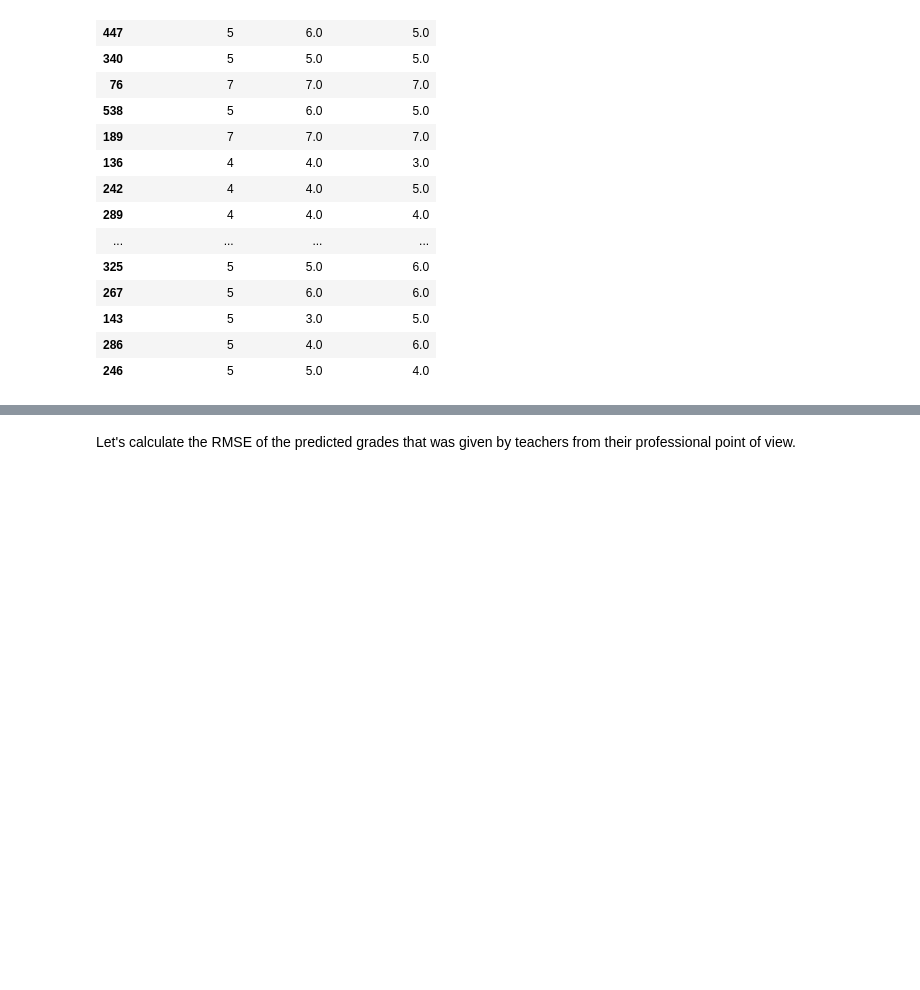
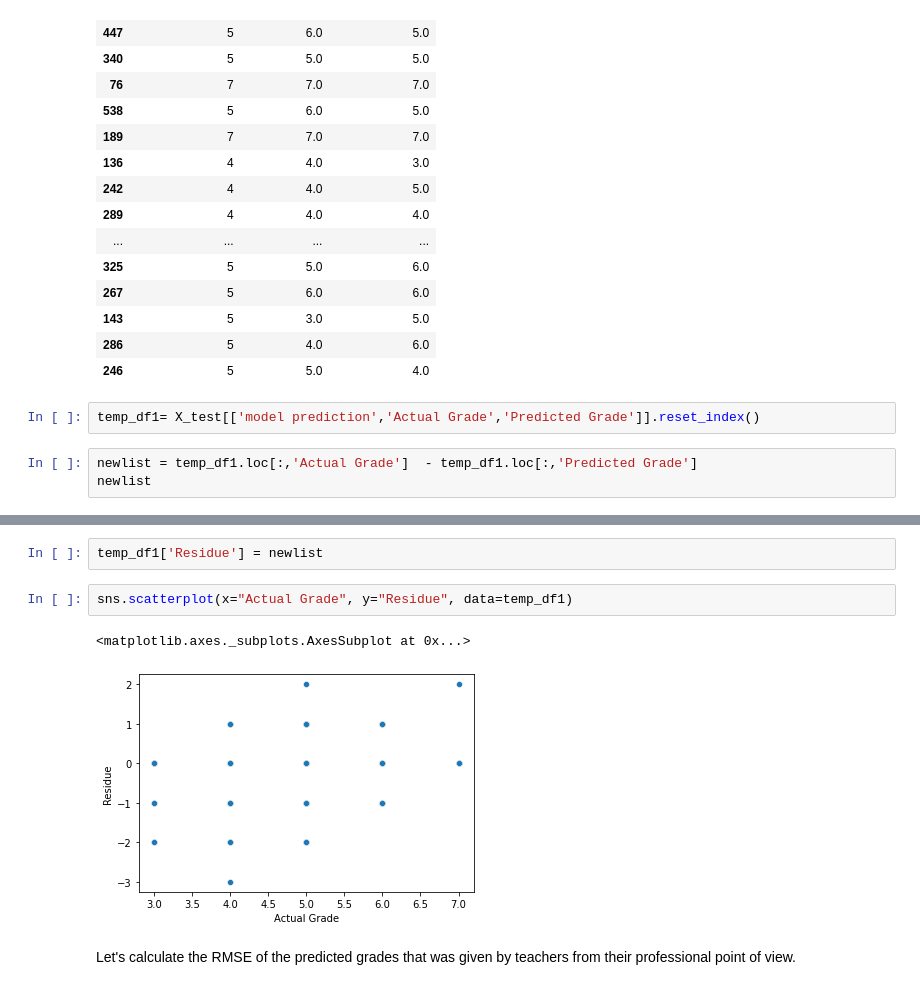
Before and after one commit to siti-alawiyah/ibresultprediction, a Jupyter notebook: Linear_Model_1.01.ipynb, the cells around one changed output, grey strips where cells are left out. Drawn from its saved outputs; the diff is of its cells as text; blank space fills up the shorter version.

```diff
--- a/Linear_Model_1.01.ipynb
+++ b/Linear_Model_1.01.ipynb
@@ -470,3 +476,8 @@ X_test[['model prediction','Actual Grade','Predicted Grade']]
 | 143 | 5 | 3.0 | 5.0 |
 | 286 | 5 | 4.0 | 6.0 |
 | 246 | 5 | 5.0 | 4.0 |
+# %%
+temp_df1= X_test[['model prediction','Actual Grade','Predicted Grade']].reset_index()
+# %%
+newlist = temp_df1.loc[:,'Actual Grade']  - temp_df1.loc[:,'Predicted Grade']
+newlist
@@ -473,3 +502,10 @@ X_test[['model prediction','Actual Grade','Predicted Grade']]
+# %%
+temp_df1['Residue'] = newlist
+# %%
+sns.scatterplot(x="Actual Grade", y="Residue", data=temp_df1)
+# %% [output]
+<matplotlib.axes._subplots.AxesSubplot at 0x...>
+[figure, added]
 # %% [markdown]
 Let's calculate the RMSE of the predicted grades that was given by teachers from their professional point of view.
 # %%
```
Also changed, not shown: parts of 4 cells of this notebook.
